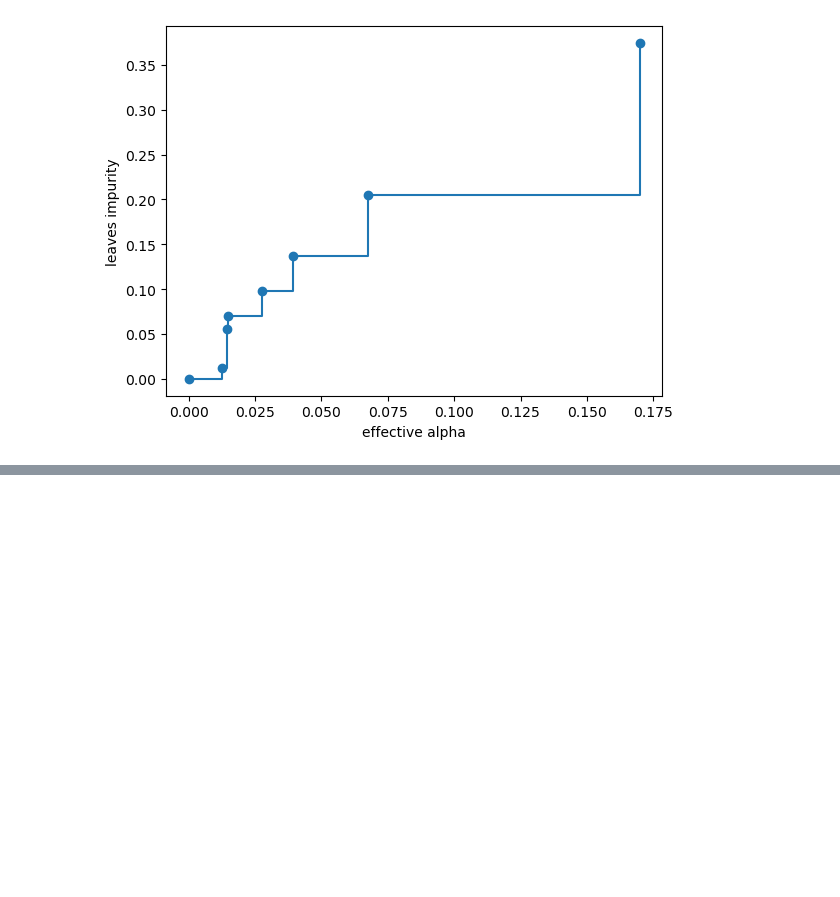
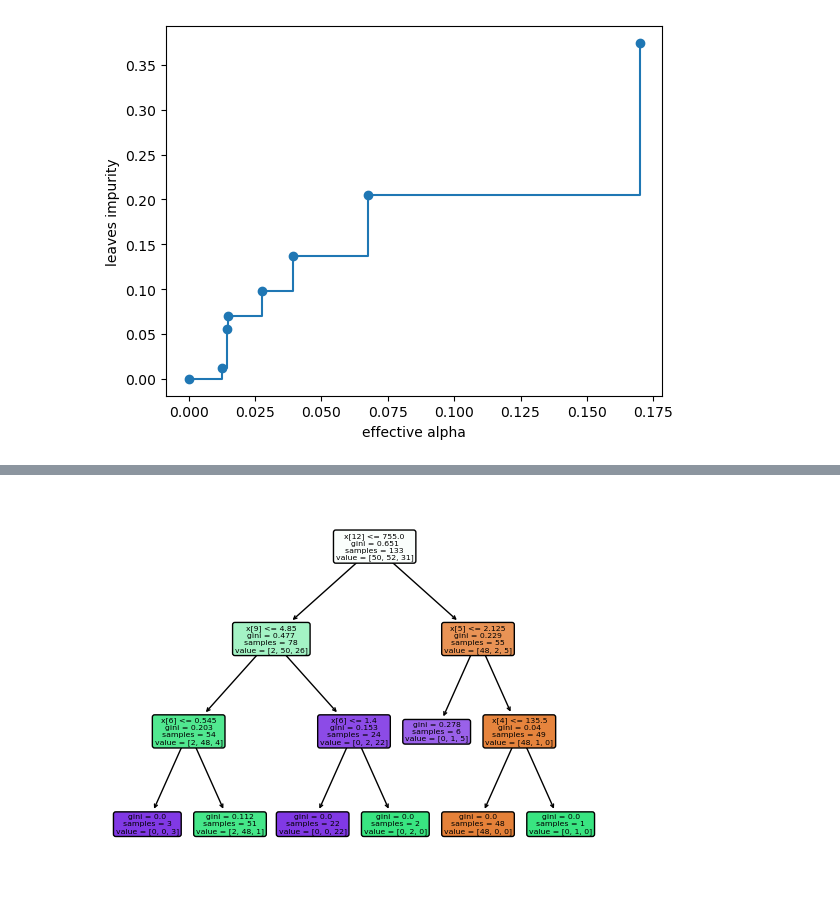
Before and after one commit to masoudinejad/dt_pruning, a Jupyter notebook: ccp.ipynb, the cells around one changed output, grey strips where cells are left out. Saved outputs shown, nothing was run; the diff lists cells and outputs as text; code cells hidden in the pictures; blank space fills up the shorter version.

```diff
--- a/ccp.ipynb
+++ b/ccp.ipynb
@@ -30,0 +69,4 @@ _=ax.set_ylabel("leaves impurity")
+# %%
+_ = tree.plot_tree(clfs[2], filled=True, rounded=True)
+# %% [output]
+[figure, added]
```
Also changed, not shown: parts of 7 cells of this notebook.
